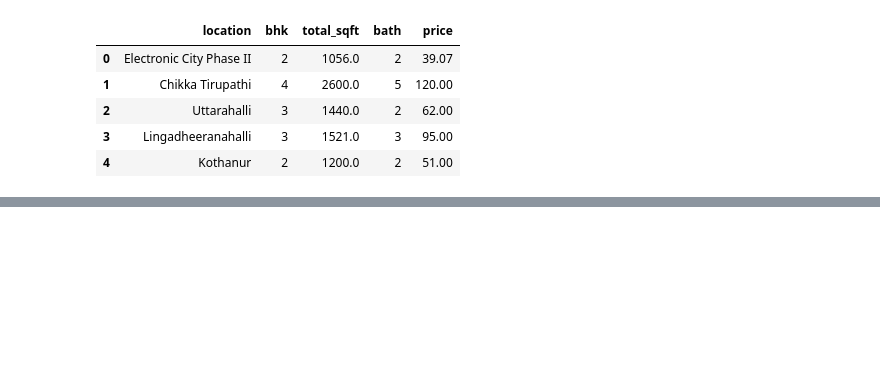
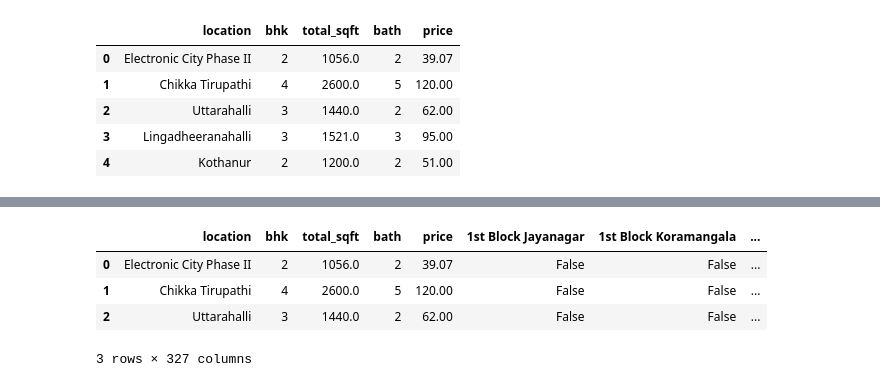
Before and after one commit to thirtesh/miniProjects, a Jupyter notebook: real_estate/SourceCode/model_training.ipynb, the cells around one changed output, grey strips where cells are left out. Drawn from its saved outputs; the diff is of its cells as text; code cells hidden in the pictures; blank space fills up the shorter version.

```diff
--- a/real_estate/SourceCode/model_training.ipynb
+++ b/real_estate/SourceCode/model_training.ipynb
@@ -241,4 +240,5 @@ data.head()
 | 3 | Lingadheeranahalli | 3 | 1521.0 | 3 | 95.00 |
 | 4 | Kothanur | 2 | 1200.0 | 2 | 51.00 |
 # %%
-#next step is OHE
+dummies= pd.get_dummies(data.location)
+dummies.head(3)
@@ -244,0 +251,9 @@ data.head()
+# %%
+data = pd.concat([data, dummies.drop('Others', axis=1)], axis=1)
+data.head(3)
+# %% [output]
+|  | location | bhk | total_sqft | bath | price | 1st Block Jayanagar | 1st Block Koramangala | ... |
+| 0 | Electronic City Phase II | 2 | 1056.0 | 2 | 39.07 | False | False | ... |
+| 1 | Chikka Tirupathi | 4 | 2600.0 | 5 | 120.00 | False | False | ... |
+| 2 | Uttarahalli | 3 | 1440.0 | 2 | 62.00 | False | False | ... |
+3 rows × 327 columns
```
Also changed, not shown: parts of 9 cells of this notebook.
